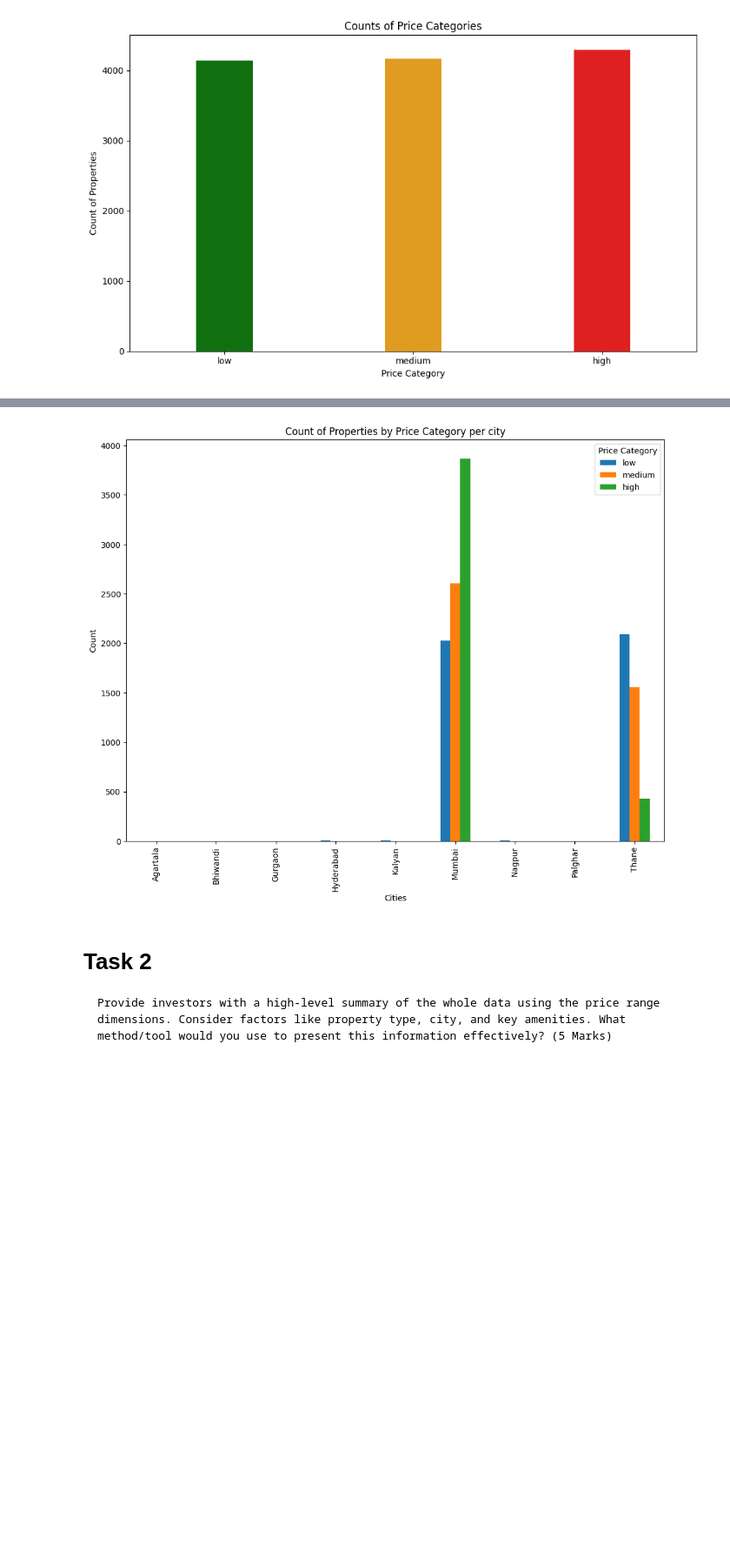
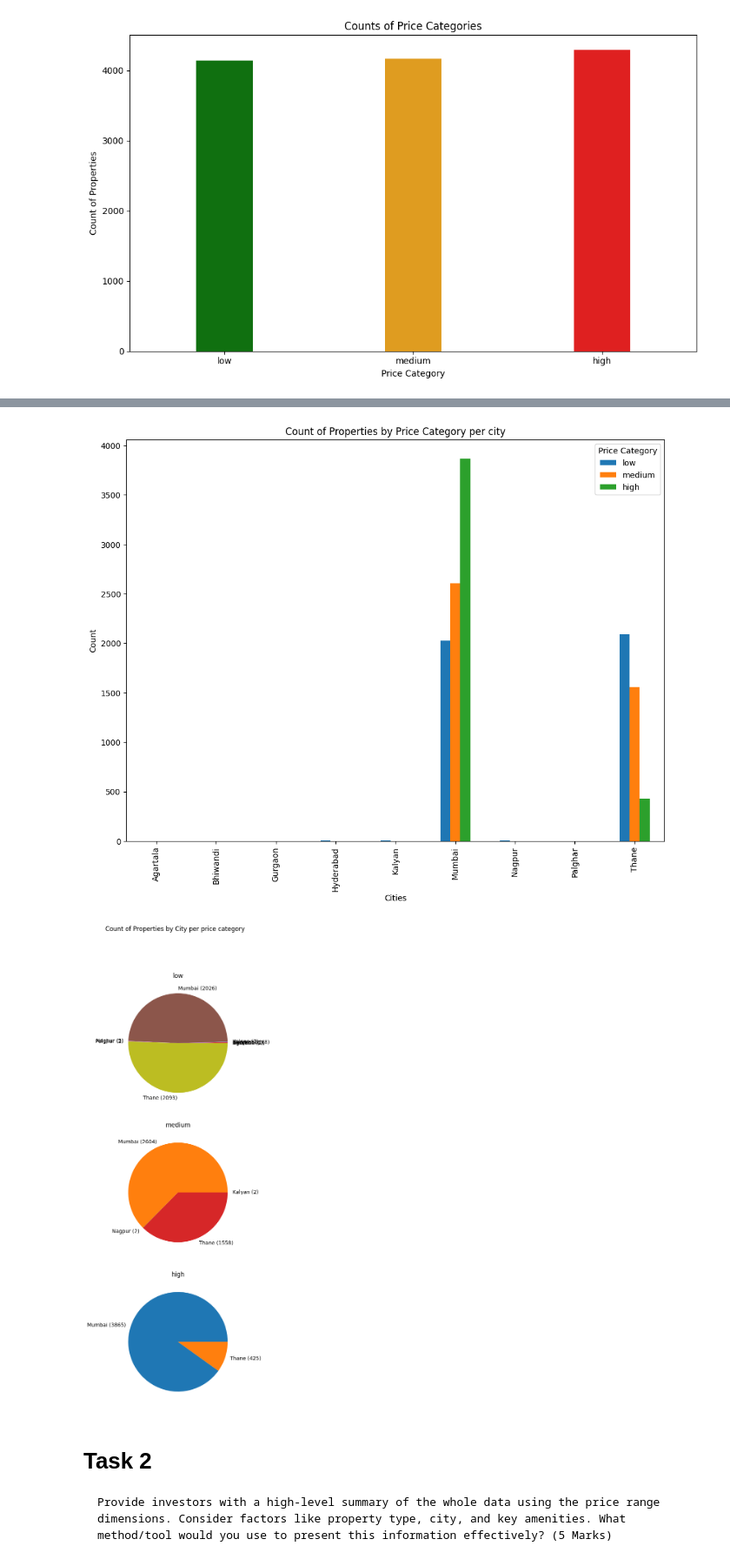
Before and after one commit to Data-Analytics-IIITH/Data-Visualization, a Jupyter notebook: assignment1_3.ipynb, the cells around one changed output, grey strips where cells are left out. Shown: that part at 87% size. Saved outputs shown, nothing was run; the diff lists cells and outputs as text; code cells hidden in the pictures; blank space fills up the shorter version.

````diff
--- a/assignment1_3.ipynb
+++ b/assignment1_3.ipynb
@@ -151,4 +155,15 @@ plt.show()
 fig, ax = plt.subplots(figsize=(12, 9))
 Plotter.plot_multi_bar_plot(ax, summary_table, title='Count of Properties by Price Category per city', target_column='City')
 plt.show()
+
+# Pie charts
+fig, axes = plt.subplots(3, 1, figsize=(6, 15))
+axes = axes.flatten()
+fig.suptitle('Count of Properties by City per price category')
+
+for (ax, category) in zip(axes,['low', 'medium', 'high']):
+    subset = summary_table[summary_table['Price Category'] == category]
+    Plotter.plot_pie_per_price_category(ax, category=category, df=subset, title=f'{category}', target_field='City')
+
+plt.show()
 # %% [output]
@@ -174,22 +189,23 @@ plt.show()
 Passing `palette` without assigning `hue` is deprecated and will be removed in v0.14.0. Assign the `x` variable to `hue` and set `legend=False` for the same effect.
 
   sns.barplot(data=df, x='Price Category', y='Count', palette=colors, order=category_order, ax=ax, width=0.3)
 
 Passing `palette` without assigning `hue` is deprecated and will be removed in v0.14.0. Assign the `x` variable to `hue` and set `legend=False` for the same effect.
 
   sns.barplot(data=df, x='Price Category', y='Count', palette=colors, order=category_order, ax=ax, width=0.3)
 
 Passing `palette` without assigning `hue` is deprecated and will be removed in v0.14.0. Assign the `x` variable to `hue` and set `legend=False` for the same effect.
 
   sns.barplot(data=df, x='Price Category', y='Count', palette=colors, order=category_order, ax=ax, width=0.3)
 
 ... (19 lines left out)
 
 Passing `palette` without assigning `hue` is deprecated and will be removed in v0.14.0. Assign the `x` variable to `hue` and set `legend=False` for the same effect.
 
   sns.barplot(data=df, x='Price Category', y='Count', palette=colors, order=category_order, ax=ax, width=0.3)
 [figure]
 [figure]
+[figure, added]
 # %% [markdown]
 # Task 2
 ```
````
Also changed, not shown: parts of 6 cells of this notebook.
